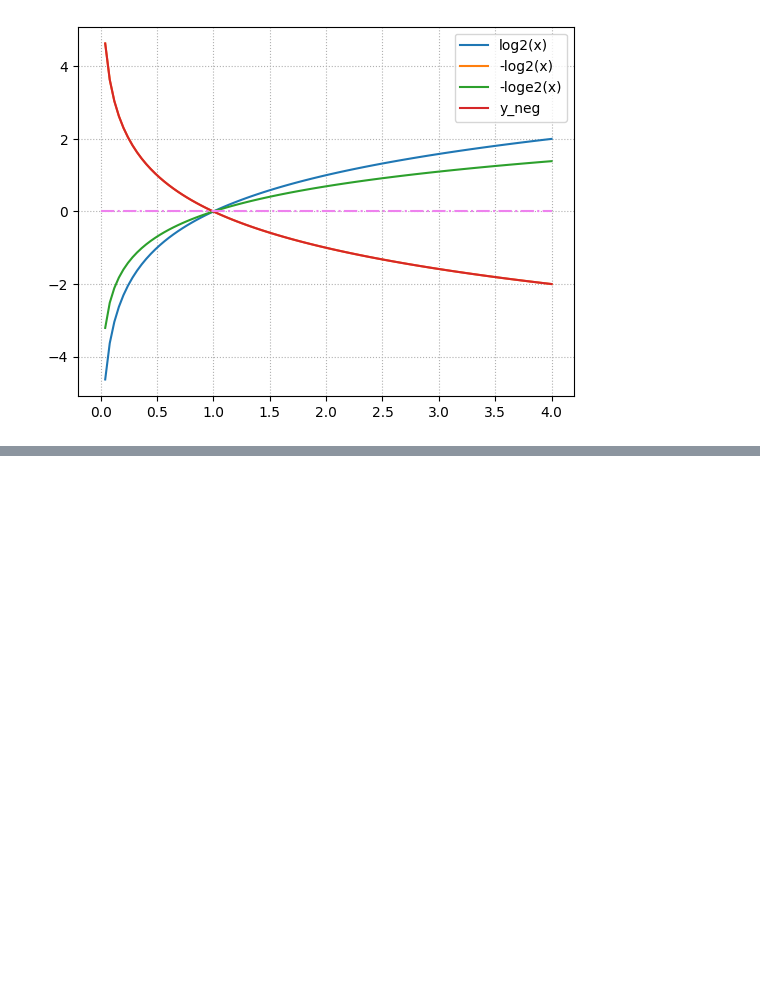
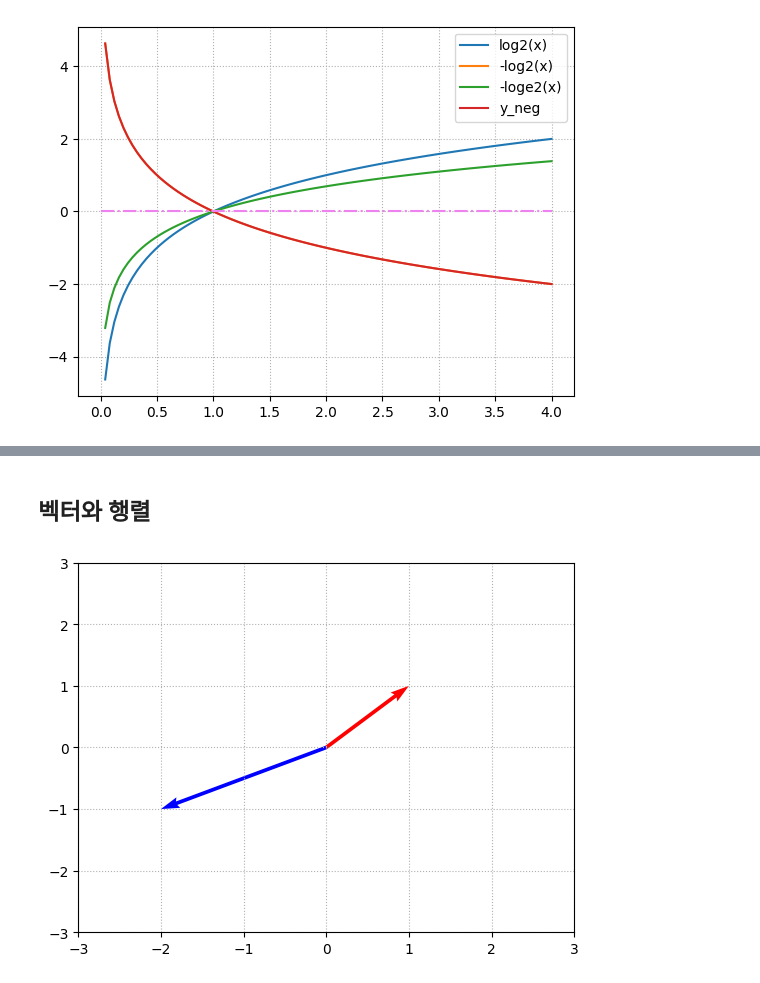
Before and after one commit to rmfpafls/sesac_python, a Jupyter notebook: numpy, matplotlib/numpy, matplotlib.ipynb, the cells around one changed output, grey strips where cells are left out. Drawn from its saved outputs; the diff is of its cells as text; code cells hidden in the pictures; blank space fills up the shorter version.

```diff
--- a/numpy, matplotlib/numpy, matplotlib.ipynb
+++ b/numpy, matplotlib/numpy, matplotlib.ipynb
@@ -399,0 +400,14 @@ plt.show()
+# %% [markdown]
+## 벡터와 행렬
+# %%
+v = np.array([1,1])
+w = np.array([-2,-1])
+
+plt.quiver(0,0,v[0] , v[1], angles = "xy", scale_units = "xy", scale = 1, color = "r") # 0,0에서 시작하겠다
+plt.quiver(0,0,w[0] , w[1], angles = "xy", scale_units = "xy", scale = 1, color = "b") # 0,0에서 시작하겠다
+plt.xlim(-3, 3)
+plt.ylim(-3,3)
+plt.grid(linestyle = ":")
+plt.show()
+# %% [output]
+[figure, added]
```
Also changed, not shown: parts of 11 cells of this notebook.
